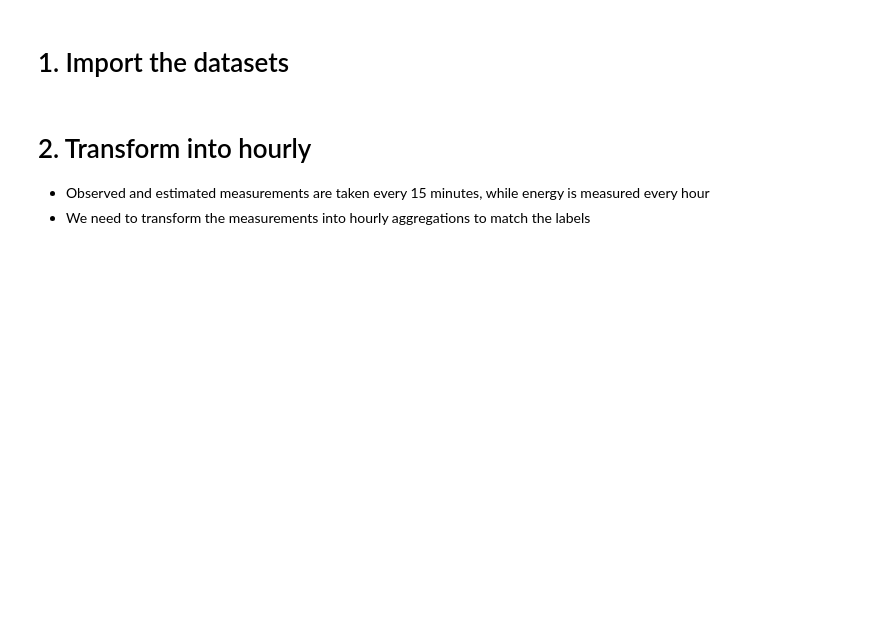
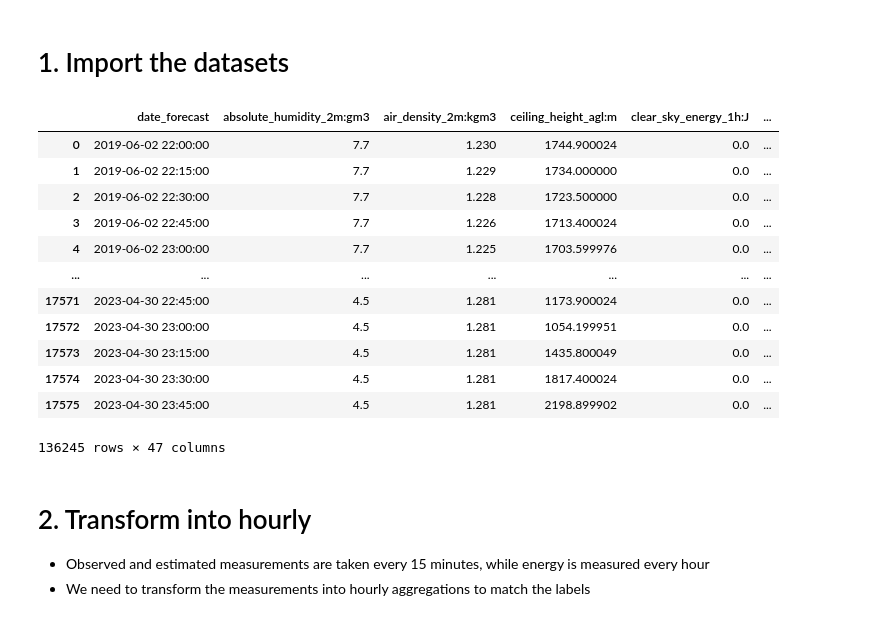
Before and after one commit to henningolweus/MLprosjekt, a Jupyter notebook: data/preprocessing.ipynb, the cells around one changed output. Cells and saved outputs as stored; diff of their text form; code cells hidden in the pictures; blank space fills up the shorter version.

```diff
--- a/data/preprocessing.ipynb
+++ b/data/preprocessing.ipynb
@@ -36,6 +36,22 @@ x_test_estimated_c = pd.read_parquet('C/X_test_estimated.parquet')
 x_train_merged_a = pd.concat([x_train_observed_a,x_train_estimated_a])
 x_train_merged_b = pd.concat([x_train_observed_b,x_train_estimated_b])
 x_train_merged_c = pd.concat([x_train_observed_c,x_train_estimated_c])
+# %%
+x_train_merged_a
+# %% [output]
+|  | date_forecast | absolute_humidity_2m:gm3 | air_density_2m:kgm3 | ceiling_height_agl:m | clear_sky_energy_1h:J | ... |
+| 0 | 2019-06-02 22:00:00 | 7.7 | 1.230 | 1744.900024 | 0.0 | ... |
+| 1 | 2019-06-02 22:15:00 | 7.7 | 1.229 | 1734.000000 | 0.0 | ... |
+| 2 | 2019-06-02 22:30:00 | 7.7 | 1.228 | 1723.500000 | 0.0 | ... |
+| 3 | 2019-06-02 22:45:00 | 7.7 | 1.226 | 1713.400024 | 0.0 | ... |
+| 4 | 2019-06-02 23:00:00 | 7.7 | 1.225 | 1703.599976 | 0.0 | ... |
+| ... | ... | ... | ... | ... | ... | ... |
+| 17571 | 2023-04-30 22:45:00 | 4.5 | 1.281 | 1173.900024 | 0.0 | ... |
+| 17572 | 2023-04-30 23:00:00 | 4.5 | 1.281 | 1054.199951 | 0.0 | ... |
+| 17573 | 2023-04-30 23:15:00 | 4.5 | 1.281 | 1435.800049 | 0.0 | ... |
+| 17574 | 2023-04-30 23:30:00 | 4.5 | 1.281 | 1817.400024 | 0.0 | ... |
+| 17575 | 2023-04-30 23:45:00 | 4.5 | 1.281 | 2198.899902 | 0.0 | ... |
+136245 rows × 47 columns
 # %% [markdown]
 # 2. Transform into hourly
 
```
Also changed, not shown: parts of 3 cells of this notebook, 15 other files.
